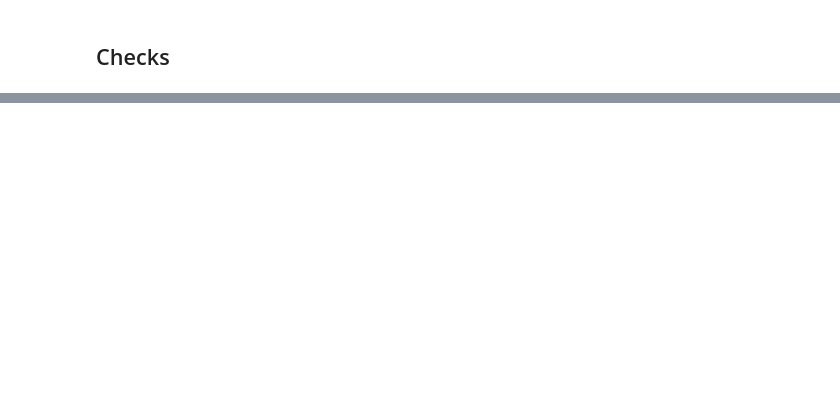
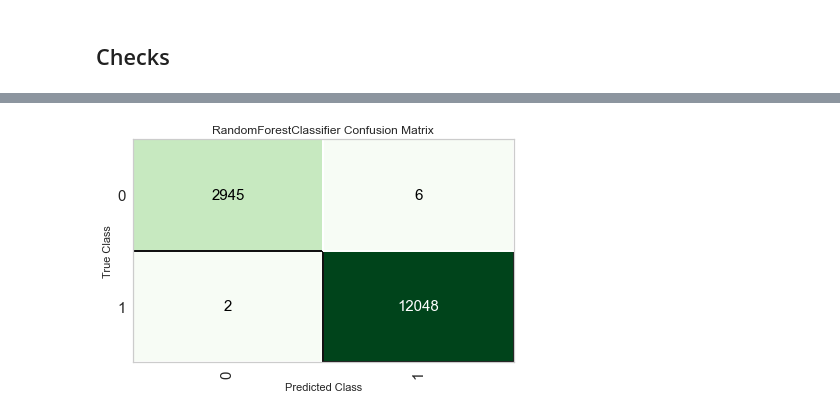
Before and after one commit to jackvoorham/thesis_code, a Jupyter notebook: experiments.ipynb, the cells around one changed output, grey strips where cells are left out. Cells and saved outputs as stored; diff of their text form; code cells hidden in the pictures; blank space fills up the shorter version.

```diff
--- a/experiments.ipynb
+++ b/experiments.ipynb
@@ -283,0 +240,3 @@ Std     0.0068  0.0607     0.0  0.0068  0.0050    0.0  0.0
+# %%
+plot_model(rf, plot = 'confusion_matrix', plot_kwargs = {'percent' : False})
+# %% [output]
@@ -283,0 +244 @@ Std     0.0068  0.0607     0.0  0.0068  0.0050    0.0  0.0
+[figure, added]
```
Also changed, not shown: parts of 25 cells of this notebook, 4 other files.
